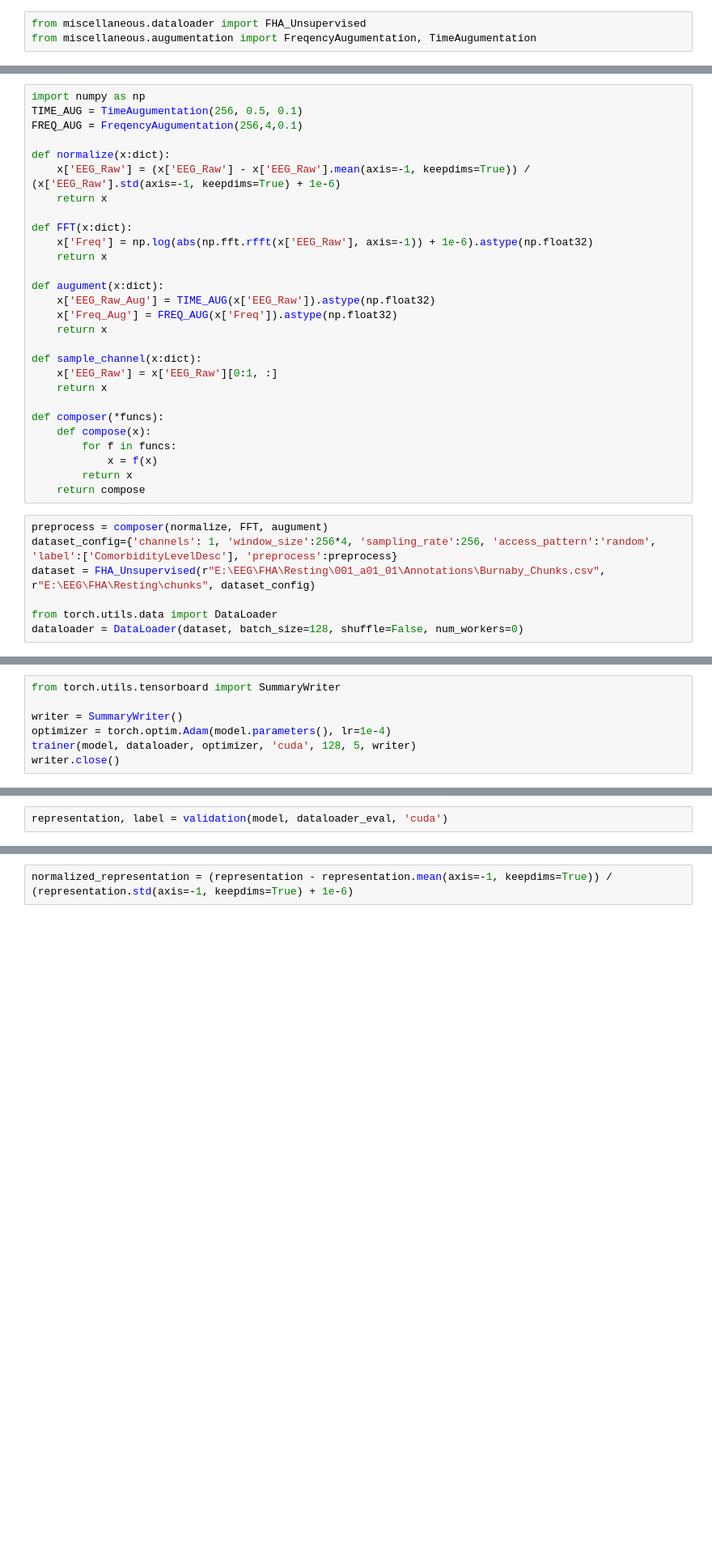
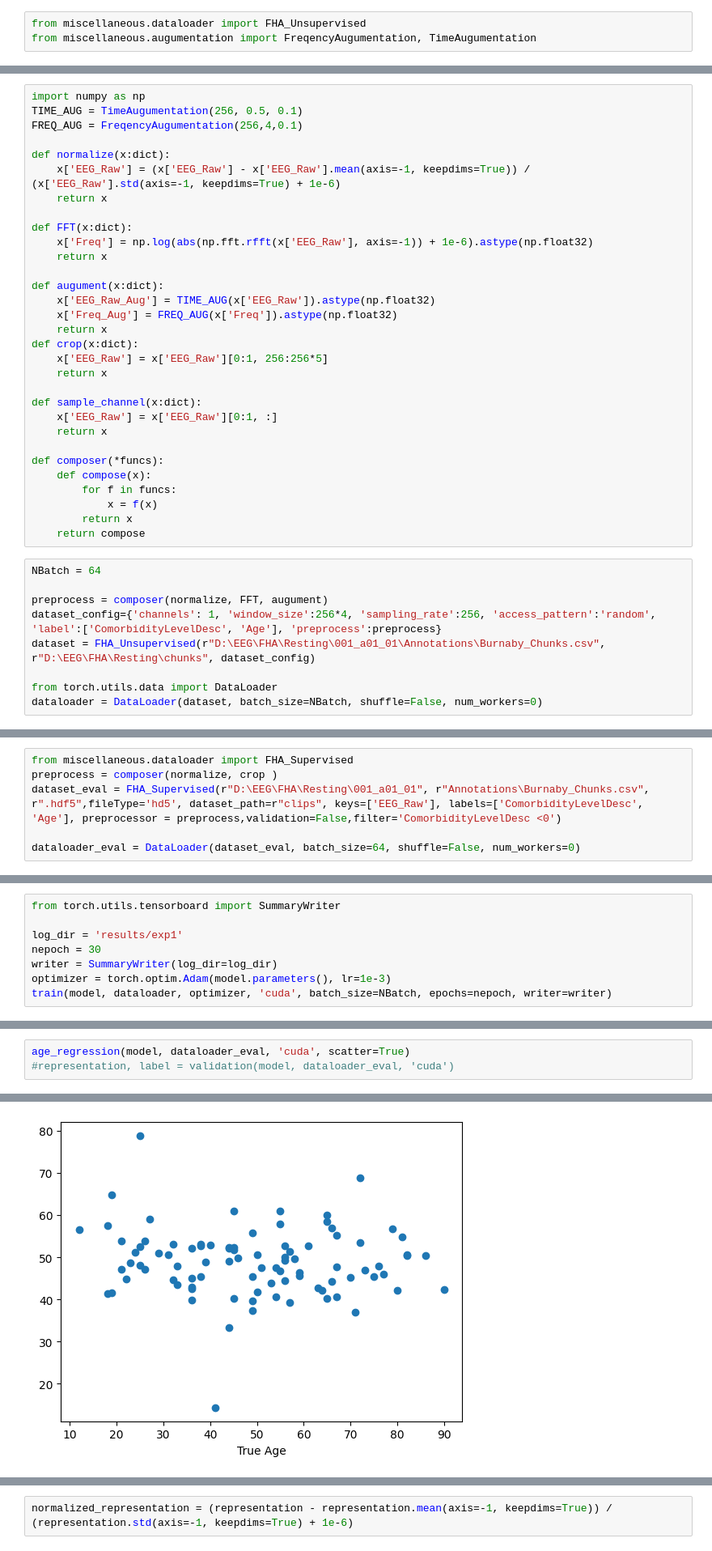
Before and after one commit to zhanz173/EEG_project, a Jupyter notebook: debug.ipynb, the cells around one changed output, grey strips where cells are left out. Shown: that part at 81% size. Drawn from its saved outputs; the diff is of its cells as text; blank space fills up the shorter version.

```diff
--- a/debug.ipynb
+++ b/debug.ipynb
@@ -65,6 +21,9 @@ def augument(x:dict):
     x['EEG_Raw_Aug'] = TIME_AUG(x['EEG_Raw']).astype(np.float32)
     x['Freq_Aug'] = FREQ_AUG(x['Freq']).astype(np.float32)
     return x
+def crop(x:dict):
+    x['EEG_Raw'] = x['EEG_Raw'][0:1, 256:256*5]
+    return x
 
 def sample_channel(x:dict):
     x['EEG_Raw'] = x['EEG_Raw'][0:1, :]
@@ -77,9 +36,11 @@ def composer(*funcs):
         return x
     return compose
 # %%
+NBatch = 64
+
 preprocess = composer(normalize, FFT, augument)
-dataset_config={'channels': 1, 'window_size':256*4, 'sampling_rate':256, 'access_pattern':'random', 'label':['ComorbidityLevelDesc'], 'preprocess':preprocess}
-dataset = FHA_Unsupervised(r"E:\EEG\FHA\Resting\001_a01_01\Annotations\Burnaby_Chunks.csv", r"E:\EEG\FHA\Resting\chunks", dataset_config)
+dataset_config={'channels': 1, 'window_size':256*4, 'sampling_rate':256, 'access_pattern':'random', 'label':['ComorbidityLevelDesc', 'Age'], 'preprocess':preprocess}
+dataset = FHA_Unsupervised(r"D:\EEG\FHA\Resting\001_a01_01\Annotations\Burnaby_Chunks.csv", r"D:\EEG\FHA\Resting\chunks", dataset_config)
 
 from torch.utils.data import DataLoader
-dataloader = DataLoader(dataset, batch_size=128, shuffle=False, num_workers=0)
+dataloader = DataLoader(dataset, batch_size=NBatch, shuffle=False, num_workers=0)
@@ -93,2 +47,8 @@ dataloader_eval = DataLoader(dataset_eval, batch_size=64, shuffle=False, num_wor
+# %%
+from miscellaneous.dataloader import FHA_Supervised
+preprocess = composer(normalize, crop )
+dataset_eval = FHA_Supervised(r"D:\EEG\FHA\Resting\001_a01_01", r"Annotations\Burnaby_Chunks.csv", r".hdf5",fileType='hd5', dataset_path=r"clips", keys=['EEG_Raw'], labels=['ComorbidityLevelDesc', 'Age'], preprocessor = preprocess,validation=False,filter='ComorbidityLevelDesc <0')
+
+dataloader_eval = DataLoader(dataset_eval, batch_size=64, shuffle=False, num_workers=0)
 # %%
 dataset[0]['EEG_Raw'].shape, dataset[0]['Freq'].shape, dataset[0]['EEG_Raw_Aug'].shape, dataset[0]['Freq_Aug'].shape, dataset[0]['ComorbidityLevelDesc']
@@ -201,7 +184,8 @@ count_parameters(model)
 # %%
 from torch.utils.tensorboard import SummaryWriter
 
-writer = SummaryWriter()
-optimizer = torch.optim.Adam(model.parameters(), lr=1e-4)
-trainer(model, dataloader, optimizer, 'cuda', 128, 5, writer)
-writer.close()
+log_dir = 'results/exp1'
+nepoch = 30
+writer = SummaryWriter(log_dir=log_dir)
+optimizer = torch.optim.Adam(model.parameters(), lr=1e-3)
+train(model, dataloader, optimizer, 'cuda', batch_size=NBatch, epochs=nepoch, writer=writer)
@@ -214,2 +192,4 @@ Epoch 4 Loss 6.886935234069824
 # %%
-representation, label = validation(model, dataloader_eval, 'cuda')
+age_regression(model, dataloader_eval, 'cuda', scatter=True)
+#representation, label = validation(model, dataloader_eval, 'cuda')
+# %% [output]
@@ -215,0 +199 @@ representation, label = validation(model, dataloader_eval, 'cuda')
+[figure, added]
```
Also changed, not shown: parts of 17 cells of this notebook, 8 other files.
